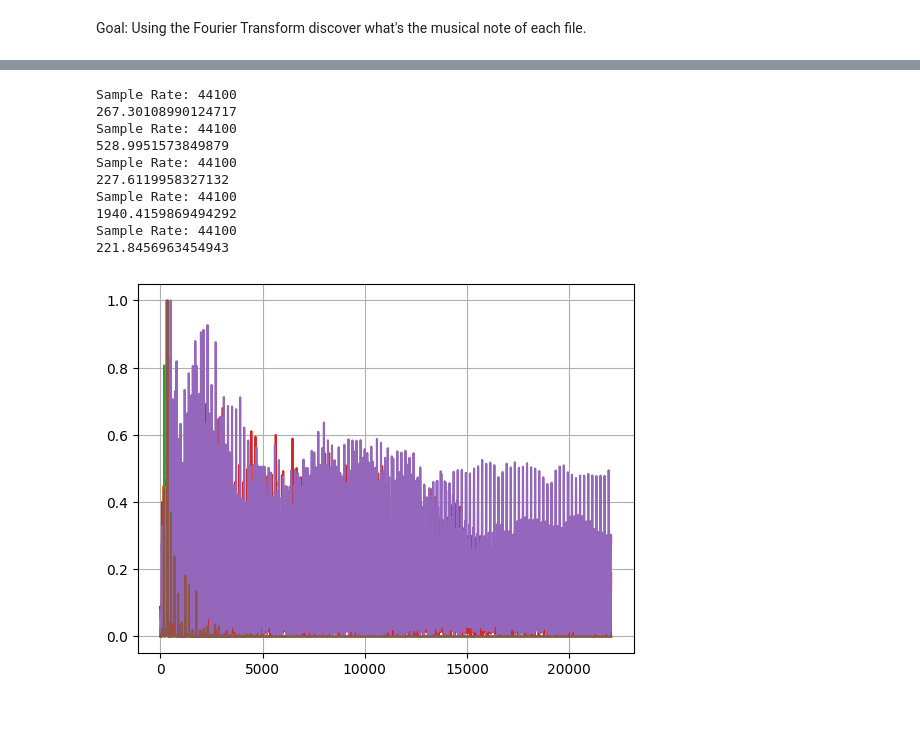
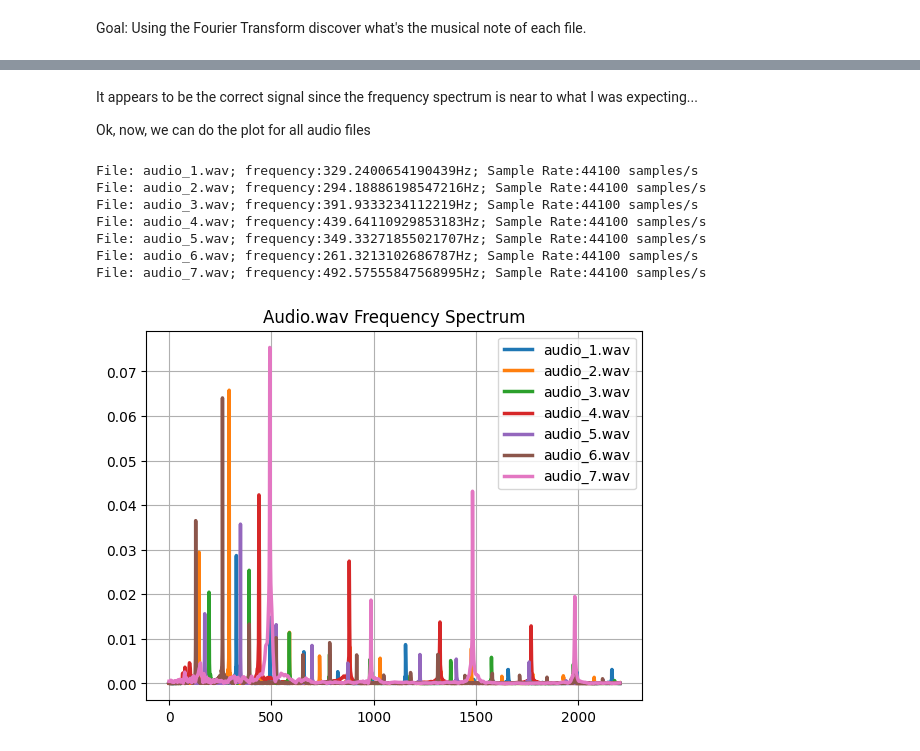
Before and after one commit to V-kr0pt/principios_comunicacao_ufpb, a Jupyter notebook: simulacao_1_2024.1/simulacao_1.ipynb, the cells around one changed output, grey strips where cells are left out. Saved outputs shown, nothing was run; the diff lists cells and outputs as text; code cells hidden in the pictures; blank space fills up the shorter version.

```diff
--- a/simulacao_1_2024.1/simulacao_1.ipynb
+++ b/simulacao_1_2024.1/simulacao_1.ipynb
@@ -4,9 +4,13 @@ import matplotlib.pyplot as plt
 from IPython.display import Audio
 import soundfile as sf
 import scipy as sp
+# %%
+#plt.style.use('ggplot')
+plt.style.use('default')
 # %%
 # Specify the path to the .ogg file
 file_path = "minha_voz.ogg"
+save_path = "images/"
 
 # Read the .ogg file
 my_voice_data, my_voice_sample_rate = sf.read(file_path)
@@ -130,0 +170,8 @@ Since the frequency with high amplitude is approx. 267.30Hz we can say that this
+# %%
+#The problem is problably the number of channels
+file_path = "./Notas Musicais/audio_4.wav"
+# Read the .ogg file
+audio_data, audio_sample_rate = sf.read(file_path)
+
+audio_data = audio_data[:,0] # I will use only one channel
+Audio(data=audio_data, rate=audio_sample_rate)
@@ -131,45 +211,57 @@ Since the frequency with high amplitude is approx. 267.30Hz we can say that this
+# %% [markdown]
+It appears to be the correct signal since the frequency spectrum is near to what I was expecting...
+
+Ok, now, we can do the plot for all audio files
 # %%
-for i in range(1, 6):
+#fig, ax = plt.subplots(3, 3, figsize=(5,25))
+
+for i in range(1, 8):
     # Specify the path to the .ogg file
     file_path = f"./Notas Musicais/audio_{i}.wav"
 
     # Read the .ogg file
-    audio_1_data, fs = sf.read(file_path)
+    audio_data, fs = sf.read(file_path)
 
-    # Print the audio sample rate
-    print("Sample Rate:", audio_1_sample_rate)
+    # treat the case where the audio has more than one channel (audio_4.wav)
+    if len(audio_data.shape) > 1:
+        audio_data = audio_data[:,0]
 
-    N = len(audio_1_data) # Number of samples
+    N = len(audio_data) # Number of samples
     audio_duration = N / fs # Duration in seconds of the audio
 
     time = np.linspace(0, audio_duration, N) # time vector
 
-    spectrum_audio_1_data = np.fft.fft(audio_1_data)
+    spectrum_audio = np.fft.fft(audio_data)
     # we only need half of the spectrum
-    spectrum_audio_1_data = spectrum_audio_1_data[:N//2]
+    spectrum_audio = spectrum_audio[:N//2]
 
     # we want to plot only the absolute value of the spectrum
-    abs_spectrum_audio_1_data = np.abs(spectrum_audio_1_data)
+    abs_spectrum_audio_data = np.abs(spectrum_audio)
 
     # to better understand the spectrum, we will normalize it
-    abs_spectrum_audio_1_data = abs_spectrum_audio_1_data / np.max(abs_spectrum_audio_1_data)
+    abs_spectrum_audio_data = 2*abs_spectrum_audio_data / N
 
     # Frequencies vector
     frequencies = np.linspace(0, fs/2, N//2)
 
-    plt.plot(frequencies, abs_spectrum_audio_1_data)
-    plt.grid()
+    N_plot = int(0.1*len(frequencies))
 
-    print(frequencies[np.argmax(abs_spectrum_my_voice_data)])
+    #plot_line_style = ['-', '--']*4
+    plt.title('Audio.wav Frequency Spectrum')
+    plt.plot(frequencies[0:N_plot], abs_spectrum_audio_data[0:N_plot], label=f"audio_{i}.wav", linewidth=2.5)
+    plt.legend()
+    plt.grid(True)
+
+    # Print the audio sample rate,
+    print(f"File: audio_{i}.wav; frequency:{frequencies[np.argmax(abs_spectrum_audio_data)]}Hz; Sample Rate:{audio_sample_rate} samples/s")
+
+plt.savefig(save_path+'audio_spectrum.png')
 # %% [output]
-Sample Rate: 44100
-267.30108990124717
-Sample Rate: 44100
-528.9951573849879
-Sample Rate: 44100
-227.6119958327132
-Sample Rate: 44100
-1940.4159869494292
-Sample Rate: 44100
-221.8456963454943
+File: audio_1.wav; frequency:329.2400654190439Hz; Sample Rate:44100 samples/s
+File: audio_2.wav; frequency:294.18886198547216Hz; Sample Rate:44100 samples/s
+File: audio_3.wav; frequency:391.9333234112219Hz; Sample Rate:44100 samples/s
+File: audio_4.wav; frequency:439.64110929853183Hz; Sample Rate:44100 samples/s
+File: audio_5.wav; frequency:349.33271855021707Hz; Sample Rate:44100 samples/s
+File: audio_6.wav; frequency:261.3213102686787Hz; Sample Rate:44100 samples/s
+File: audio_7.wav; frequency:492.57555847568995Hz; Sample Rate:44100 samples/s
-[figure, old version]
+[figure, new version]
```
Also changed, not shown: parts of 19 cells of this notebook, 5 other files.
